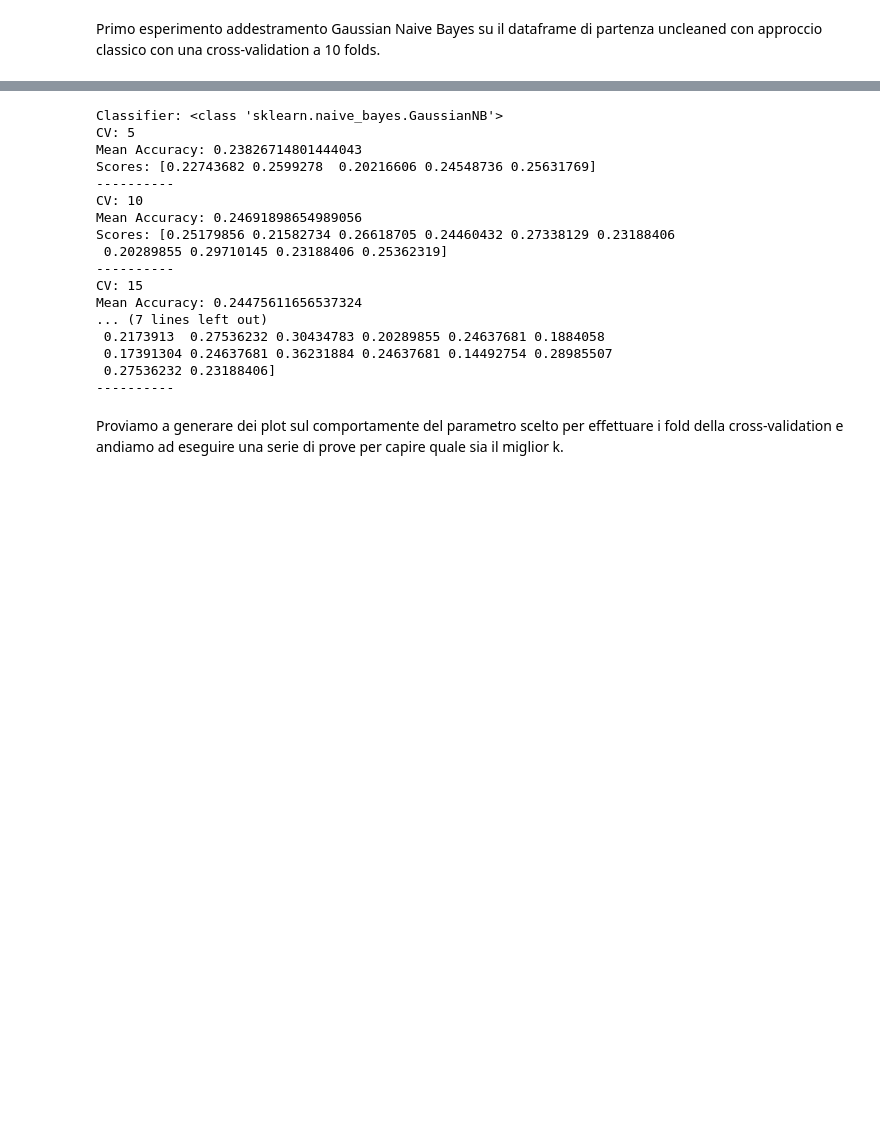
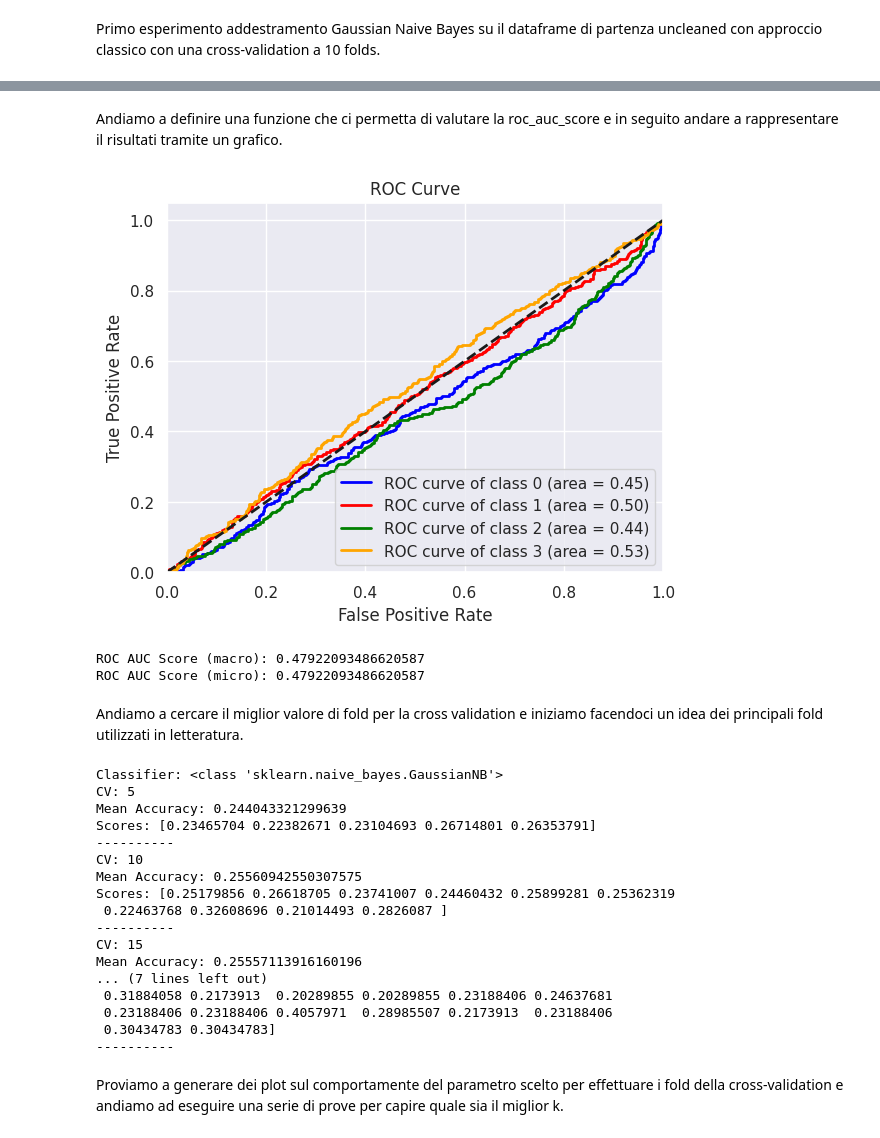
Before and after one commit to kozen88/HCV_DM23, a Jupyter notebook: Apprendimento_classificatore_Bayesiano.ipynb, the cells around one changed output, grey strips where cells are left out. Saved outputs shown, nothing was run; the diff lists cells and outputs as text; code cells hidden in the pictures; blank space fills up the shorter version.

```diff
--- a/Apprendimento_classificatore_Bayesiano.ipynb
+++ b/Apprendimento_classificatore_Bayesiano.ipynb
@@ -12,6 +12,6 @@ import numpy as np
 import seaborn as sb
 sb.set()
 # %%
-df = pd.read_csv('HCV-Egy-Data.csv', delimiter=',')
+df = pd.read_csv('HCV_ImputerMean.csv', delimiter=',')
 print(df)
 # %% [output]
@@ -61,0 +145,2 @@ Accurancy mediata su i 10 fold fatti: 0.24691898654989056
+# %% [markdown]
+Andiamo a definire una funzione che ci permetta di valutare la roc_auc_score e in seguito andare a rappresentare il risultati tramite un grafico.
@@ -62,3 +204,14 @@ Accurancy mediata su i 10 fold fatti: 0.24691898654989056
+# %%
+# istanziazione del modello Gaussian Naive Bayes
+model_GB3 = GaussianNB()
+
+evaluate_roc_auc(model_GB3, X, y)
+# %% [output]
+[figure, added]
+ROC AUC Score (macro): 0.47922093486620587
+ROC AUC Score (micro): 0.47922093486620587
+# %% [markdown]
+Andiamo a cercare il miglior valore di fold per la cross validation e iniziamo facendoci un idea dei principali fold utilizzati in letteratura.
 # %%
 # creiamo questa funzione di addestramento per automatizzare i nostri esperimenti
 def evaluate_classifiers(cv_values, classifiers, X, y):
@@ -80,19 +233,19 @@ evaluate_classifiers(values, classifier_model, X, y)
 # %% [output]
 Classifier: <class 'sklearn.naive_bayes.GaussianNB'>
 CV: 5
-Mean Accuracy: 0.23826714801444043
-Scores: [0.22743682 0.2599278  0.20216606 0.24548736 0.25631769]
+Mean Accuracy: 0.244043321299639
+Scores: [0.23465704 0.22382671 0.23104693 0.26714801 0.26353791]
 ----------
 CV: 10
-Mean Accuracy: 0.24691898654989056
-Scores: [0.25179856 0.21582734 0.26618705 0.24460432 0.27338129 0.23188406
- 0.20289855 0.29710145 0.23188406 0.25362319]
+Mean Accuracy: 0.25560942550307575
+Scores: [0.25179856 0.26618705 0.23741007 0.24460432 0.25899281 0.25362319
+ 0.22463768 0.32608696 0.21014493 0.2826087 ]
 ----------
 CV: 15
-Mean Accuracy: 0.24475611656537324
+Mean Accuracy: 0.25557113916160196
 ... (7 lines left out)
- 0.2173913  0.27536232 0.30434783 0.20289855 0.24637681 0.1884058
- 0.17391304 0.24637681 0.36231884 0.24637681 0.14492754 0.28985507
- 0.27536232 0.23188406]
+ 0.31884058 0.2173913  0.20289855 0.20289855 0.23188406 0.24637681
+ 0.23188406 0.23188406 0.4057971  0.28985507 0.2173913  0.23188406
+ 0.30434783 0.30434783]
 ----------
 # %%
```
Also changed, not shown: parts of 25 cells of this notebook.
